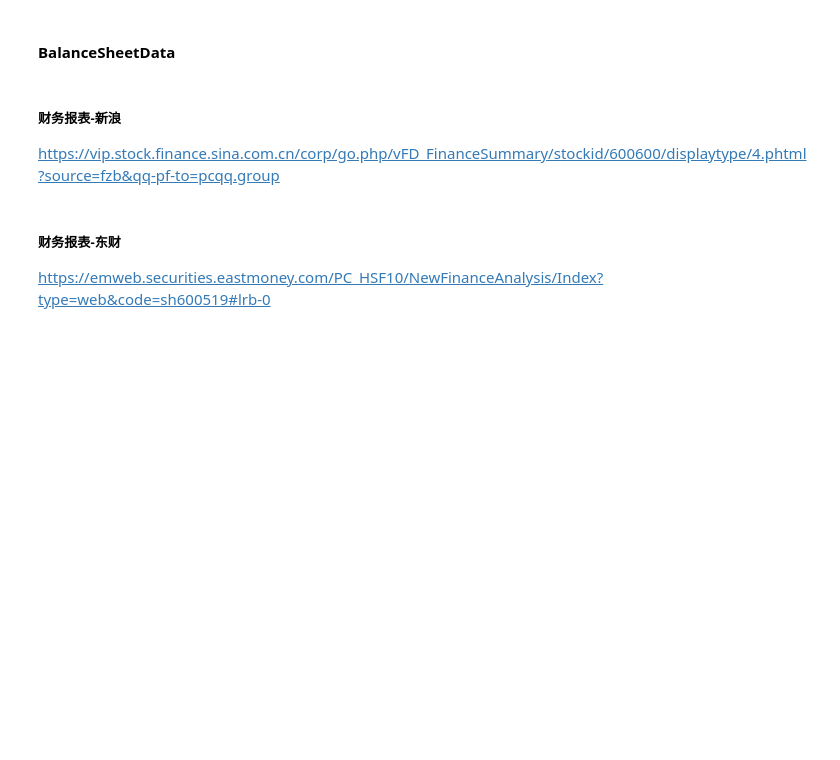
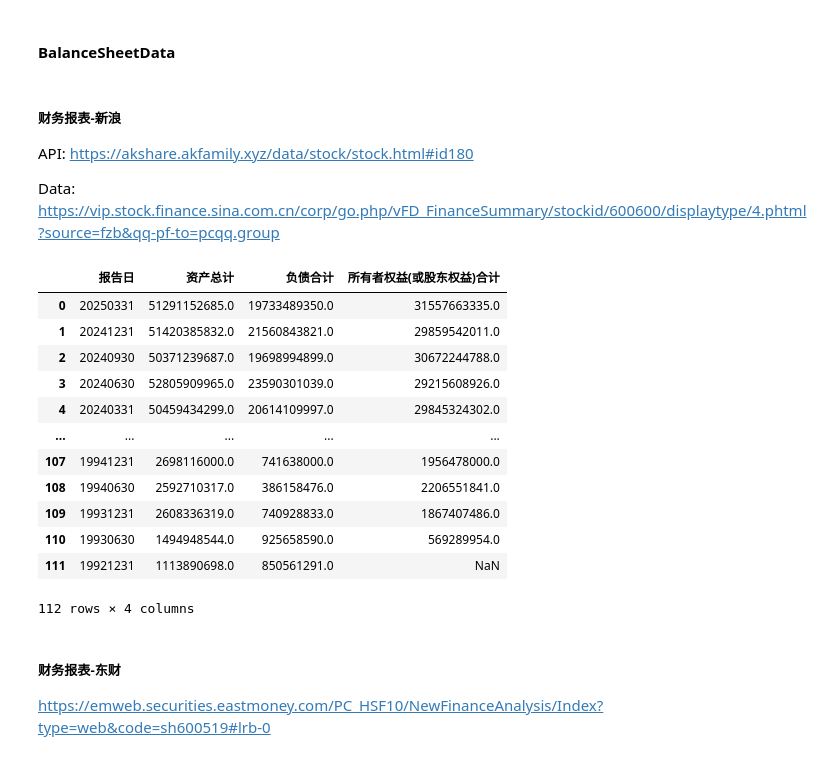
Before and after one commit to shugaoye/openbb_akshare, a Jupyter notebook: akshare_test.ipynb, the cells around one changed output. Saved outputs shown, nothing was run; the diff lists cells and outputs as text; code cells hidden in the pictures; blank space fills up the shorter version.

Commit message:
Added balance_sheet.py

```diff
--- a/akshare_test.ipynb
+++ b/akshare_test.ipynb
@@ -3,12 +3,32 @@
 # %% [markdown]
 ##### 财务报表-新浪
 
-https://vip.stock.finance.sina.com.cn/corp/go.php/vFD_FinanceSummary/stockid/600600/displaytype/4.phtml?source=fzb&qq-pf-to=pcqq.group
+API:  https://akshare.akfamily.xyz/data/stock/stock.html#id180
+
+Data: https://vip.stock.finance.sina.com.cn/corp/go.php/vFD_FinanceSummary/stockid/600600/displaytype/4.phtml?source=fzb&qq-pf-to=pcqq.group
 # %%
 import akshare as ak
 
 stock_financial_report_sina_df = ak.stock_financial_report_sina(stock="sh600600", symbol="资产负债表")
 balance_sheet_sina = stock_financial_report_sina_df.T
+# %%
+# 报告日, 资产总计(totalAssets), 负债合计(totalDebt), 所有者权益(或股东权益)合计 (totalEquity)
+balance_sheet_df = stock_financial_report_sina_df[["报告日", "资产总计", "负债合计", "所有者权益(或股东权益)合计"]]
+balance_sheet_df
+# %% [output]
+|  | 报告日 | 资产总计 | 负债合计 | 所有者权益(或股东权益)合计 |
+| 0 | 20250331 | 51291152685.0 | 19733489350.0 | 31557663335.0 |
+| 1 | 20241231 | 51420385832.0 | 21560843821.0 | 29859542011.0 |
+| 2 | 20240930 | 50371239687.0 | 19698994899.0 | 30672244788.0 |
+| 3 | 20240630 | 52805909965.0 | 23590301039.0 | 29215608926.0 |
+| 4 | 20240331 | 50459434299.0 | 20614109997.0 | 29845324302.0 |
+| ... | ... | ... | ... | ... |
+| 107 | 19941231 | 2698116000.0 | 741638000.0 | 1956478000.0 |
+| 108 | 19940630 | 2592710317.0 | 386158476.0 | 2206551841.0 |
+| 109 | 19931231 | 2608336319.0 | 740928833.0 | 1867407486.0 |
+| 110 | 19930630 | 1494948544.0 | 925658590.0 | 569289954.0 |
+| 111 | 19921231 | 1113890698.0 | 850561291.0 | NaN |
+112 rows × 4 columns
 # %%
 balance_sheet_sina.to_excel("docs/balance_sheet_sina_df.xlsx")
 # %% [markdown]
```
Also changed, not shown: 2 other files.
